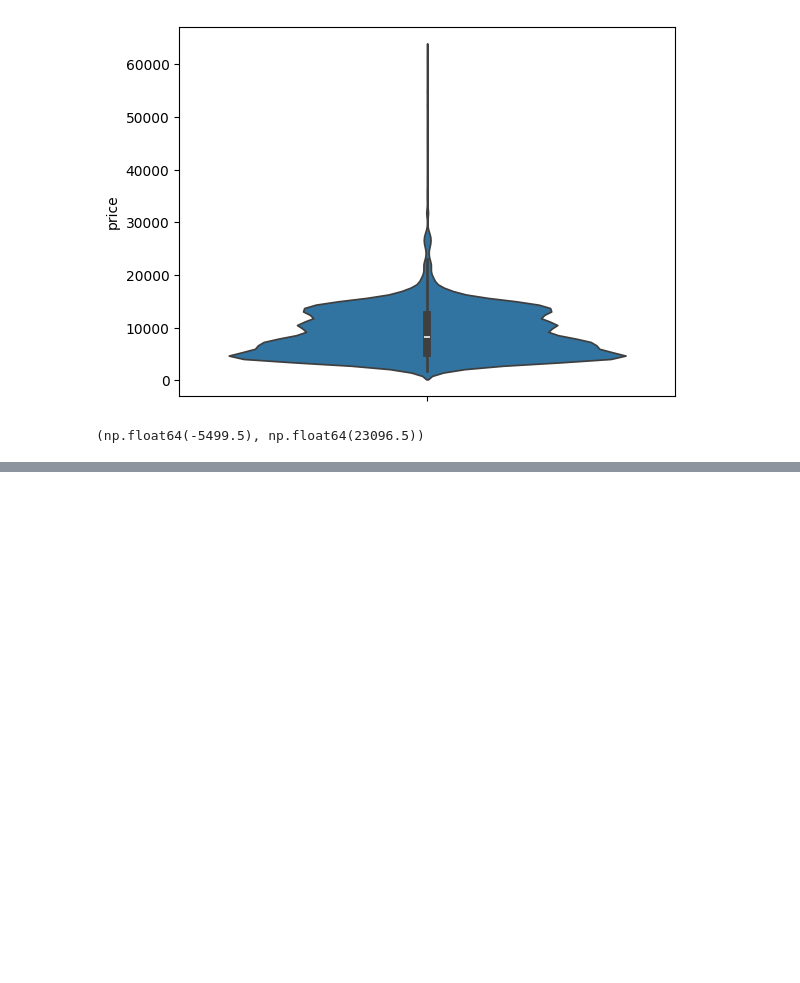
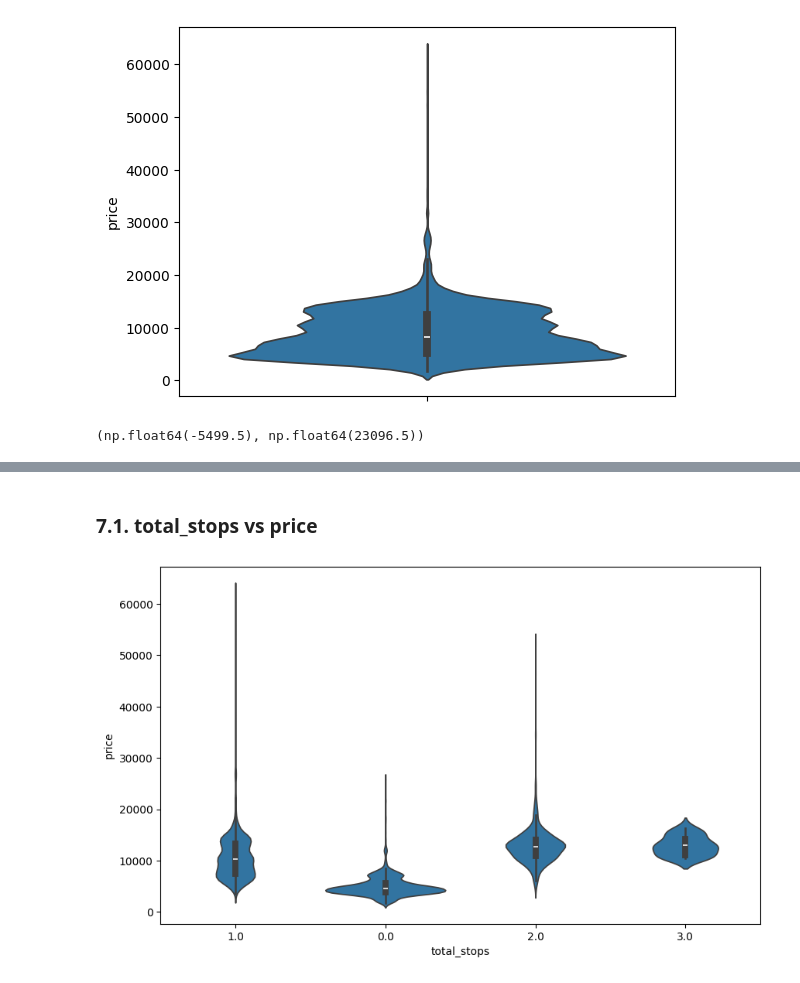
Before and after one commit to PRSOUBHAGYA/flights-price-prediction-sagemaker, a Jupyter notebook: notebook/eda.ipynb, the cells around one changed output, grey strips where cells are left out. Drawn from its saved outputs; the diff is of its cells as text; code cells hidden in the pictures; blank space fills up the shorter version.

```diff
--- a/notebook/eda.ipynb
+++ b/notebook/eda.ipynb
@@ -483,0 +500,8 @@ max_q = percentile_75 + (1.5*iqr)
+# %% [markdown]
+### 7.1. total_stops vs price
+# %%
+plt.figure(figsize=(10,6))
+sns.violinplot(train_df,x='total_stops',y='price')
+plt.show()
+# %% [output]
+[figure, added]
```
Also changed, not shown: parts of 11 cells of this notebook.
